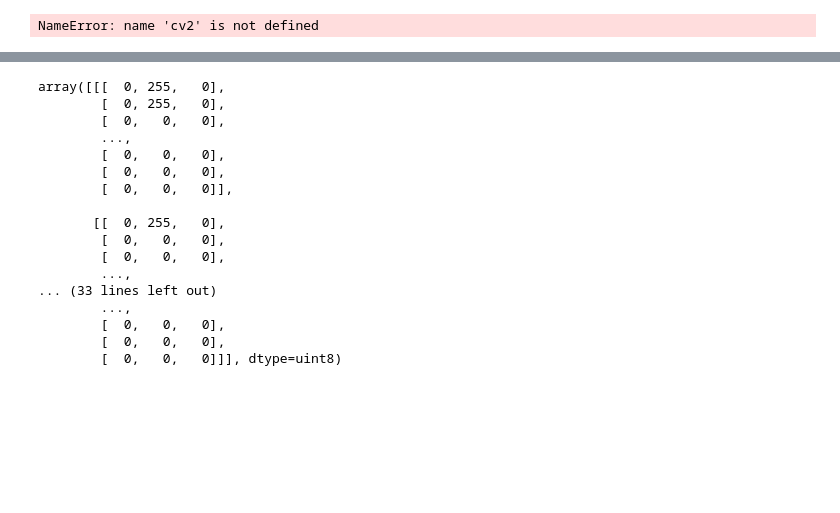
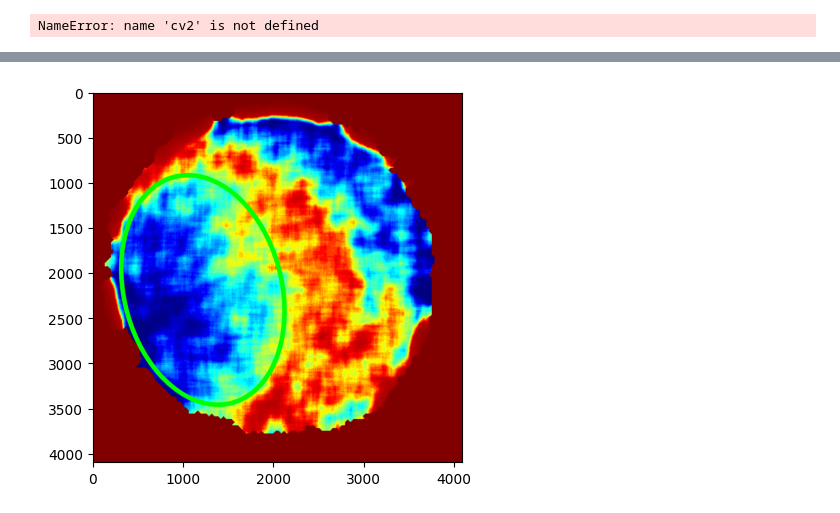
Before and after one commit to Jon400/Titanium_Find_Contour_U-Net, a Jupyter notebook: Fitting_Ellipse.ipynb, the cells around one changed output, grey strips where cells are left out. Drawn from its saved outputs; the diff is of its cells as text; code cells hidden in the pictures; blank space fills up the shorter version.

Commit message:
Fitting ellipse - second commit

```diff
--- a/Fitting_Ellipse.ipynb
+++ b/Fitting_Ellipse.ipynb
@@ -205,10 +205,19 @@ def is_point_on_left_or_right_side(point, line_start, line_end):
     else:
         return 'right'
 
-def fit_ellipse_to_contour(contour, center, vector):
-    # Implement ellipse fitting logic
-    # Find the points that are in the side of the internal contour most of points are
+def fit_ellipse_to_contour(contour, center_of_ellipse, vector, tolerance=500, step_size=10, max_iterations=100000):
+    # Fit initial ellipse
+    ellipse = cv2.fitEllipse(contour)
 
+    # Adjust size of the ellipse
+    for _ in range(max_iterations):
+        if is_point_near_line(center_of_ellipse, ellipse[0], vector, tolerance):
+            break
+        else:
+            # Increase size of the ellipse
+            ellipse = (ellipse[0], (ellipse[1][0] + step_size, ellipse[1][1] + step_size), ellipse[2])
+
+    return ellipse
 
 # Main processing
 original_img = read_image(original_images_dir + 'test/P1MF1_C.png')
@@ -251,8 +260,29 @@ else:
 sample_point = points[0]
 
 ellipse = fit_ellipse_to_contour(in_cnt, sample_point, vector)
+(center1, center2, distance) = ellipse
+scale_factor = original_img.shape[0] / 128
+center1 = (int(center1[0] * scale_factor), int(center1[1] * scale_factor))
+center2 = (int(center2[0] * scale_factor), int(center2[1] * scale_factor))
+distance = int(distance * scale_factor)
+
+scaled_ellipse = (center1, center2, distance)
+# Replace the axis of the ellipse
+# Find the angle of rotation for the ellipse
+angle = np.arctan2(vector[1], vector[0]) * (180 / np.pi)
+scaled_ellipse = (scaled_ellipse[0], scaled_ellipse[1], angle)
 
 # Drawing the ellipse
-ellipse_img = original_img.copy()
-cv2.ellipse(ellipse_img, ellipse, (0, 255, 0), 2)
+ellipse_img = heatmap_img.copy()
+cv2.ellipse(ellipse_img, scaled_ellipse, (0, 255, 0), 50)
+# Scaling and preparing the contour
+#in_cnt = in_cnt.reshape(-1, 2)
+in_cnt = in_cnt * 32
+in_cnt = in_cnt.astype(np.int32)
+#cv2.drawContours(ellipse_img, [in_cnt], -1, (0, 255, 0), 50)
+
+
+# Show the image
+plt.imshow(ellipse_img)
+plt.show()
 # %% [output]
@@ -261,17 +291 @@ cv2.ellipse(ellipse_img, ellipse, (0, 255, 0), 2)
-array([[[  0, 255,   0],
-        [  0, 255,   0],
-        [  0,   0,   0],
-        ...,
-        [  0,   0,   0],
-        [  0,   0,   0],
-        [  0,   0,   0]],
-
-       [[  0, 255,   0],
-        [  0,   0,   0],
-        [  0,   0,   0],
-        ...,
-... (33 lines left out)
-        ...,
-        [  0,   0,   0],
-        [  0,   0,   0],
-        [  0,   0,   0]]], dtype=uint8)
+[figure, added]
```
Also changed, not shown: parts of 1 cell of this notebook.
